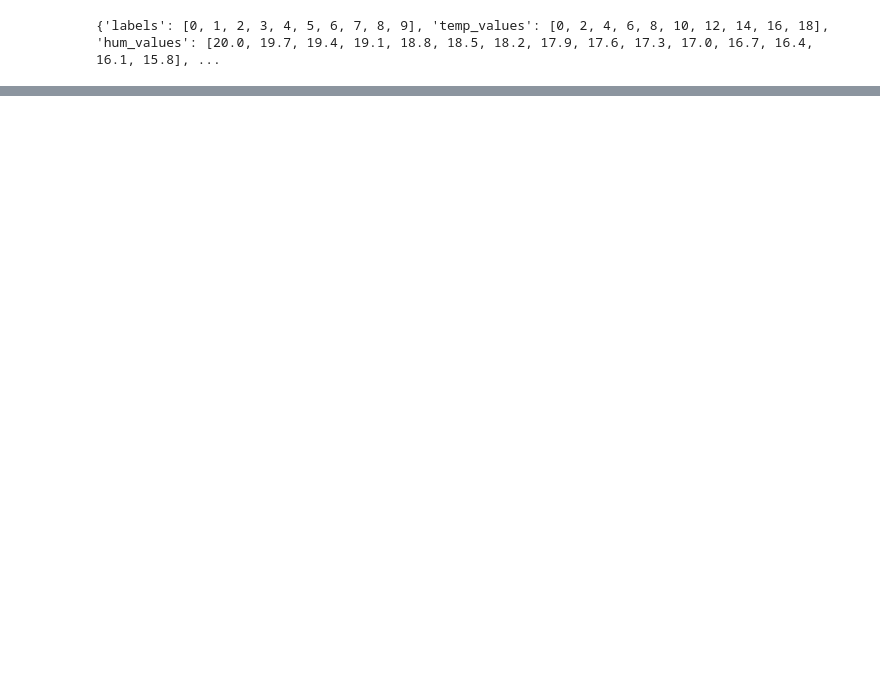
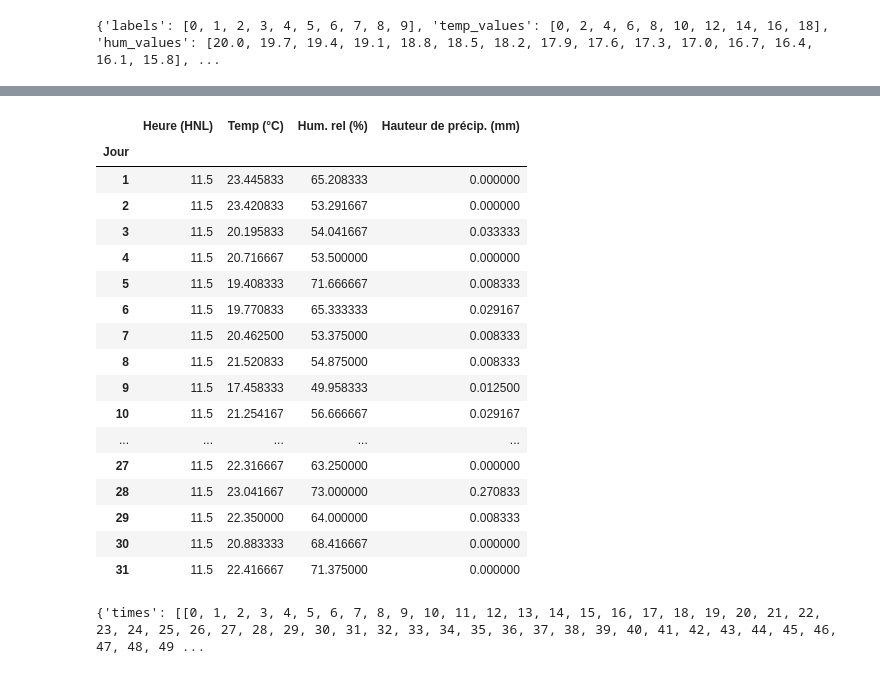
Before and after one commit to renaudlesperance/inf6405_projet, a Jupyter notebook: src/data/generate_data.ipynb, the cells around one changed output, grey strips where cells are left out. Cells and saved outputs as stored; diff of their text form; code cells hidden in the pictures; blank space fills up the shorter version.

Commit message:
Clean data reading for different time type

```diff
--- a/src/data/generate_data.ipynb
+++ b/src/data/generate_data.ipynb
@@ -23,3 +24,8 @@ with open('data.json', 'w') as fp:
 # %%
 # %% [output]
 {'labels': [0, 1, 2, 3, 4, 5, 6, 7, 8, 9], 'temp_values': [0, 2, 4, 6, 8, 10, 12, 14, 16, 18], 'hum_values': [20.0, 19.7, 19.4, 19.1, 18.8, 18.5, 18.2, 17.9, 17.6, 17.3, 17.0, 16.7, 16.4, 16.1, 15.8], ...
+# %%
+temps_data = pd.read_csv("fr_climat_horaires_QC_702S006_07-2022_P1H.csv",decimal=',')
+temps_data = temps_data[["Jour", "Heure (HNL)","Temp (°C)","Hum. rel (%)","Hauteur de précip. (mm)"]]
+temps_data["Heure (HNL)"] = (temps_data["Heure (HNL)"].str.replace(":00","")).astype(int)
+temps_data
@@ -25,0 +46,48 @@ with open('data.json', 'w') as fp:
+# %%
+day_temp_data = temps_data.groupby("Jour").mean(numeric_only=True)
+day_temp_data
+# %% [output]
+|  | Heure (HNL) | Temp (°C) | Hum. rel (%) | Hauteur de précip. (mm) |
+| Jour |  |  |  |  |
+| 1 | 11.5 | 23.445833 | 65.208333 | 0.000000 |
+| 2 | 11.5 | 23.420833 | 53.291667 | 0.000000 |
+| 3 | 11.5 | 20.195833 | 54.041667 | 0.033333 |
+| 4 | 11.5 | 20.716667 | 53.500000 | 0.000000 |
+| 5 | 11.5 | 19.408333 | 71.666667 | 0.008333 |
+| 6 | 11.5 | 19.770833 | 65.333333 | 0.029167 |
+| 7 | 11.5 | 20.462500 | 53.375000 | 0.008333 |
+| 8 | 11.5 | 21.520833 | 54.875000 | 0.008333 |
+| 9 | 11.5 | 17.458333 | 49.958333 | 0.012500 |
+| 10 | 11.5 | 21.254167 | 56.666667 | 0.029167 |
+| ... | ... | ... | ... | ... |
+| 27 | 11.5 | 22.316667 | 63.250000 | 0.000000 |
+| 28 | 11.5 | 23.041667 | 73.000000 | 0.270833 |
+| 29 | 11.5 | 22.350000 | 64.000000 | 0.008333 |
+| 30 | 11.5 | 20.883333 | 68.416667 | 0.000000 |
+| 31 | 11.5 | 22.416667 | 71.375000 | 0.000000 |
+# %%
+times = []
+temp_values = []
+hum_values = []
+water_values = []
+pH_values = []
+co2_values = []
+sun_values = []
+
+time_len = [3600,25,7]
+for j in time_len:
+    times.append([i for i in range(j)])
+    temp_values.append([i*2 for i in range(j)])
+    hum_values.append([20-i*0.3 for i in range(j)])
+    water_values.append([60-i*0.5 for i in range(j)])
+    pH_values.append([6-0.005*i for i in range(j)])
+    co2_values.append([800-0.04*i for i in range(j)])
+    sun_values.append([600+10*i for i in range(j)])
+
+test = {"times":times,"temp_values":temp_values,"hum_values":hum_values,"water_values":water_values,"pH_values":pH_values,"CO2_values":co2_values,"Sun_values":sun_values}
+print(test)
+# print(tmp)
+with open('data.json', 'w') as fp:
+    json.dump(test, fp)
+# %% [output]
+{'times': [[0, 1, 2, 3, 4, 5, 6, 7, 8, 9, 10, 11, 12, 13, 14, 15, 16, 17, 18, 19, 20, 21, 22, 23, 24, 25, 26, 27, 28, 29, 30, 31, 32, 33, 34, 35, 36, 37, 38, 39, 40, 41, 42, 43, 44, 45, 46, 47, 48, 49 ...
```
Also changed, not shown: parts of 4 cells of this notebook, 3 other files.
